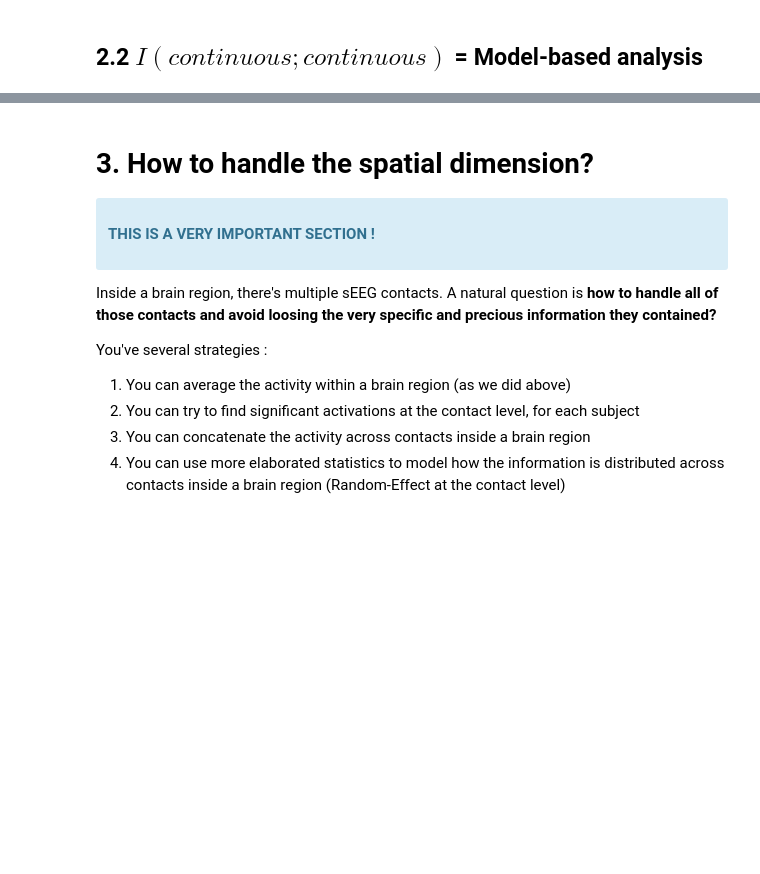
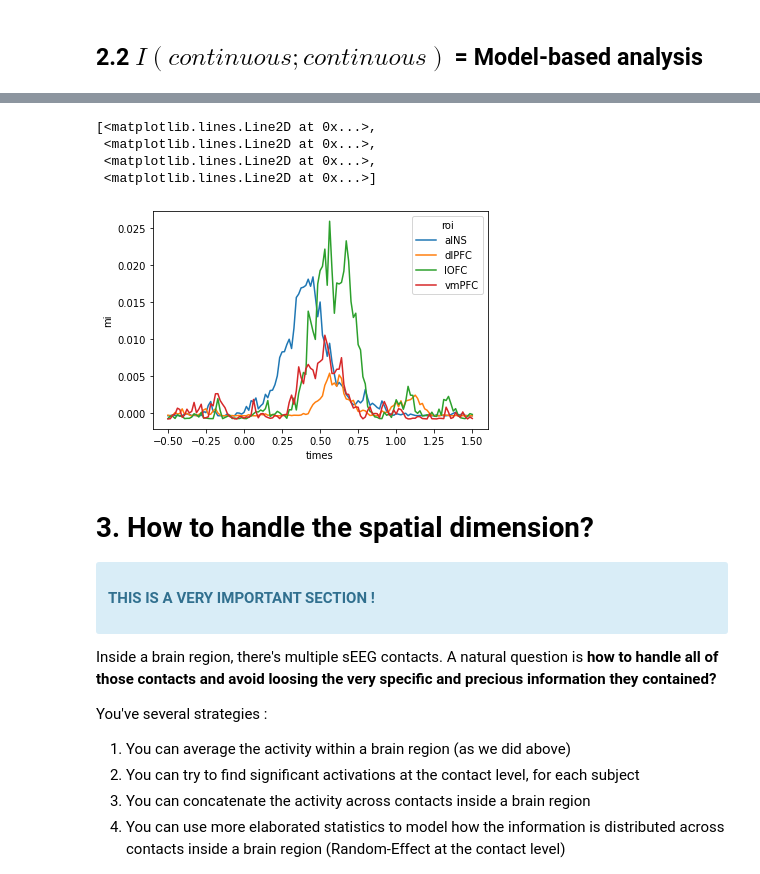
Before and after one commit to brainets/CookingFrites, a Jupyter notebook: notebooks/2_tuto_measuring_information.ipynb, the cells around one changed output, grey strips where cells are left out. Saved outputs shown, nothing was run; the diff lists cells and outputs as text; code cells hidden in the pictures; blank space fills up the shorter version.

```diff
--- a/notebooks/2_tuto_measuring_information.ipynb
+++ b/notebooks/2_tuto_measuring_information.ipynb
@@ -324,3 +362,11 @@ plt.title(r"$I(data; RPE)$");
+# %%
+mi.plot(x='times', hue='roi')
+# %% [output]
+[<matplotlib.lines.Line2D at 0x...>,
+ <matplotlib.lines.Line2D at 0x...>,
+ <matplotlib.lines.Line2D at 0x...>,
+ <matplotlib.lines.Line2D at 0x...>]
+[figure, added]
 # %% [markdown]
 # **3. How to handle the spatial dimension?**
 
```
Also changed, not shown: parts of 14 cells of this notebook, 3 other files.
